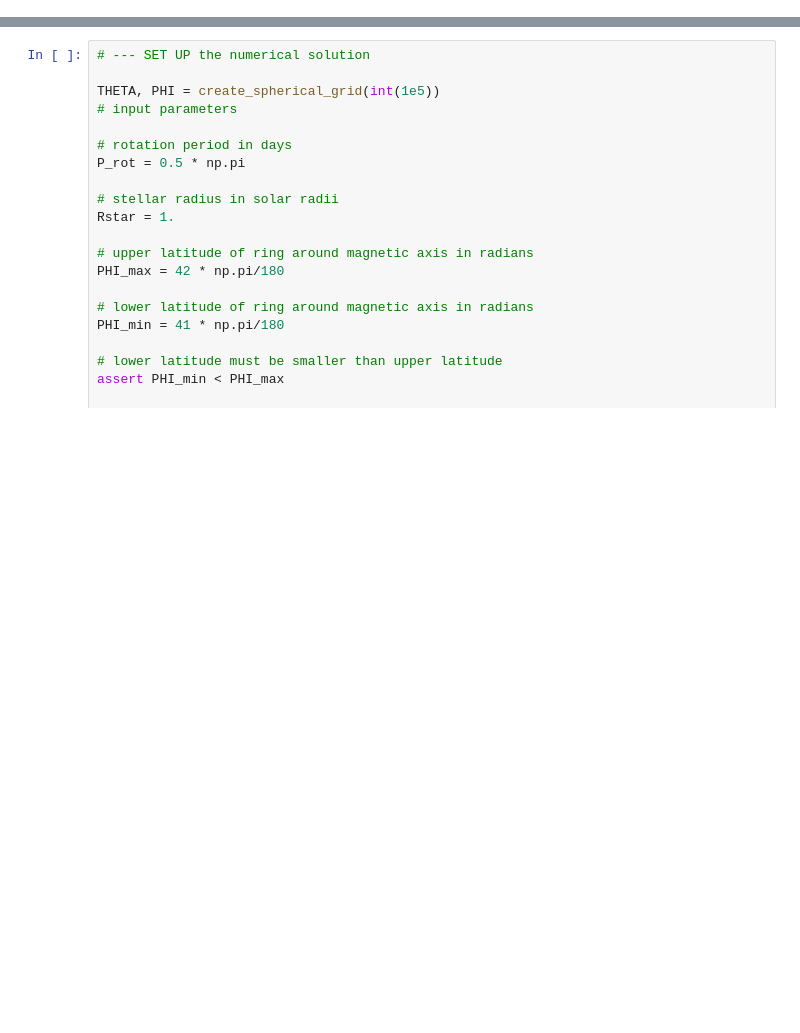
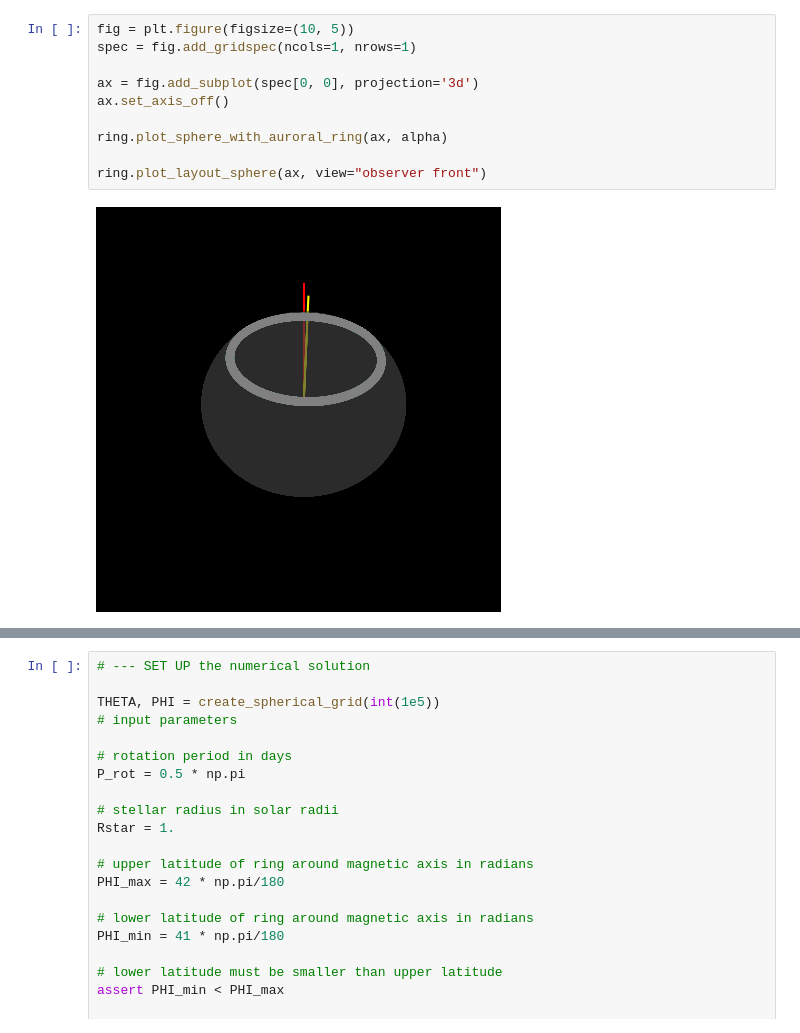
Before and after one commit to ekaterinailin/2023_10_Oblique_Ring, a Jupyter notebook: simple_calcs.ipynb, the cells around one changed output, grey strips where cells are left out. Saved outputs shown, nothing was run; the diff lists cells and outputs as text; blank space fills up the shorter version.

```diff
--- a/simple_calcs.ipynb
+++ b/simple_calcs.ipynb
@@ -232,0 +48,12 @@ plt.legend()
+# %%
+fig = plt.figure(figsize=(10, 5))
+spec = fig.add_gridspec(ncols=1, nrows=1)
+
+ax = fig.add_subplot(spec[0, 0], projection='3d')
+ax.set_axis_off()
+
+ring.plot_sphere_with_auroral_ring(ax, alpha)
+
+ring.plot_layout_sphere(ax, view="observer front")
+# %% [output]
+[figure, added]
```
Also changed, not shown: parts of 13 cells of this notebook, 4 other files.
